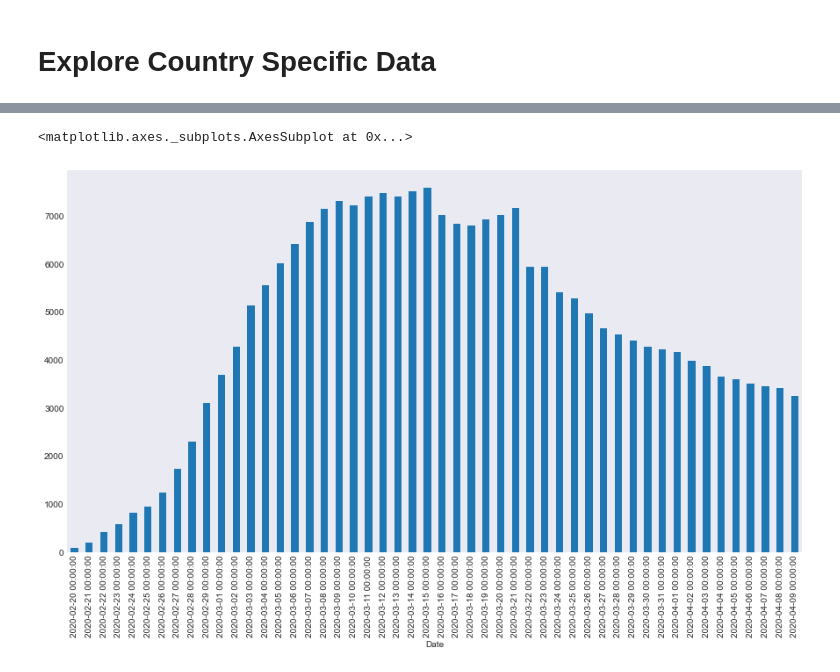
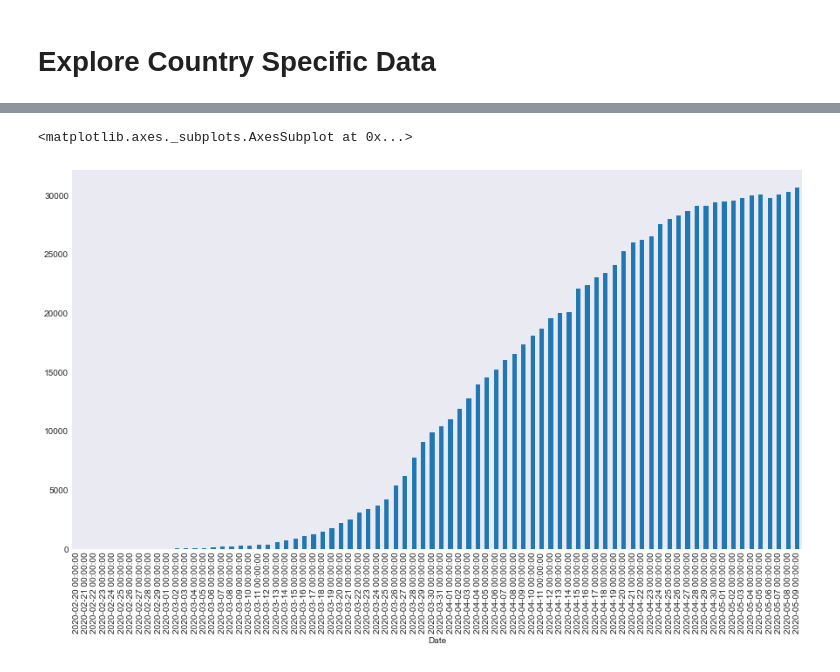
Before and after one commit to JakobRohrhirsch/COVID-19-JHU-CSSE-Analysis, a Jupyter notebook: COVID-19 Analysis.ipynb, the cells around one changed output, grey strips where cells are left out. Saved outputs shown, nothing was run; the diff lists cells and outputs as text; code cells hidden in the pictures.

```diff
--- a/COVID-19 Analysis.ipynb
+++ b/COVID-19 Analysis.ipynb
@@ -160,0 +161,3 @@ south_korea.tail()
+# %%
+belgium = covid_cases.loc['Belgium'].copy()
+belgium.tail()
@@ -176,8 +197,8 @@ germany['Active Cases'].loc['03-06-2020':].plot.bar()
 # %%
-south_korea['Active Cases'].loc['02-20-2020':].plot.bar()
+belgium['Active Cases'].loc['02-20-2020':].plot.bar()
 # %% [output]
 <matplotlib.axes._subplots.AxesSubplot at 0x...>
-[figure, old version]
+[figure, new version]
 # %%
 germany['Daily New Cases'].loc['03-06-2020':].plot.bar()
 # %% [output]
```
Also changed, not shown: parts of 25 cells of this notebook, 1 other file.
